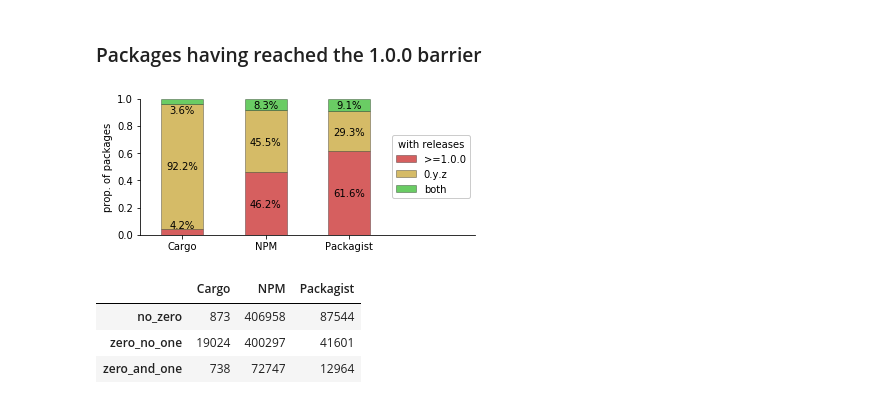
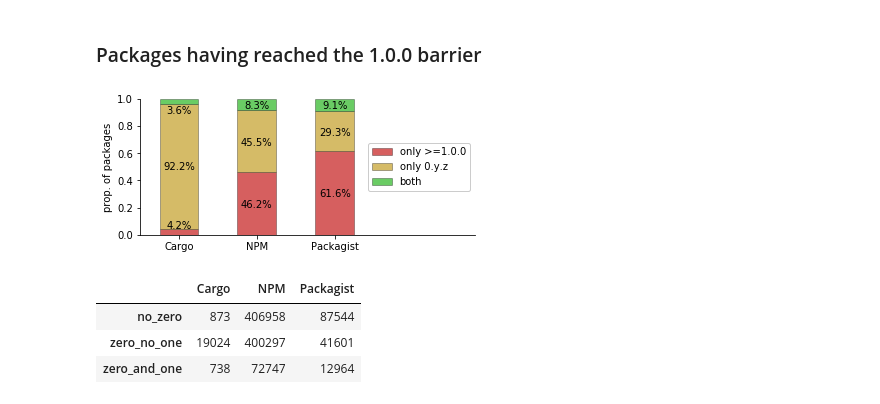
Before and after one commit to AlexandreDecan/secos-zero, a Jupyter notebook: notebooks/Magic zero.ipynb, the cells around one changed output. Drawn from its saved outputs; the diff is of its cells as text; code cells hidden in the pictures.

```diff
--- a/notebooks/Magic zero.ipynb
+++ b/notebooks/Magic zero.ipynb
@@ -301,37 +302,37 @@ data = pandas.concat([
     for ecosystem in ECOSYSTEMS], axis=1
 )
 
 _ = data.pipe(lambda s: s / s.sum()).T
 _.plot.bar(stacked=True, color=PAL_REL, linewidth=1, edgecolor=(0, 0, 0, 0.3), ax=ax)
 
 positions = [(0.07, 0.5, 0.91), (0.22, 0.68, 0.95), (0.30, 0.75, 0.95)]
 for i, ecosystem in enumerate(ECOSYSTEMS):
     for j, kind in enumerate(['no_zero', 'zero_no_one', 'zero_and_one']):
         ax.annotate('{:.1%}'.format(_.at[ecosystem, kind]), (i, positions[i][j]), ha='center', va='center')
 
 ax.set(
     xlabel='',
     ylabel='prop. of packages',
-    xlim=(-0.5, 3.5),
+    xlim=(-0.5, 3.8),
     ylim=(0, 1),
 )
 
 seaborn.despine(fig, top=True, right=True)
 
 # TODO: Add a Venn as legend?
 
 ax.legend(
     ax.get_legend_handles_labels()[0][::1],
-    ['>=1.0.0', '0.y.z', 'both'][::1],
+    ['only >=1.0.0', 'only 0.y.z', 'both'][::1],
     loc='center right',
-    title='with releases',
+    #title='with releases',
 )
 
 ax.xaxis.set_tick_params(rotation=0)
 
 savefig(fig, 'barrier_numbers')
 # %% [output]
-[figure, old version]
+[figure, new version]
 # %%
 data
 # %% [output]
```
Also changed, not shown: parts of 3 cells of this notebook.
